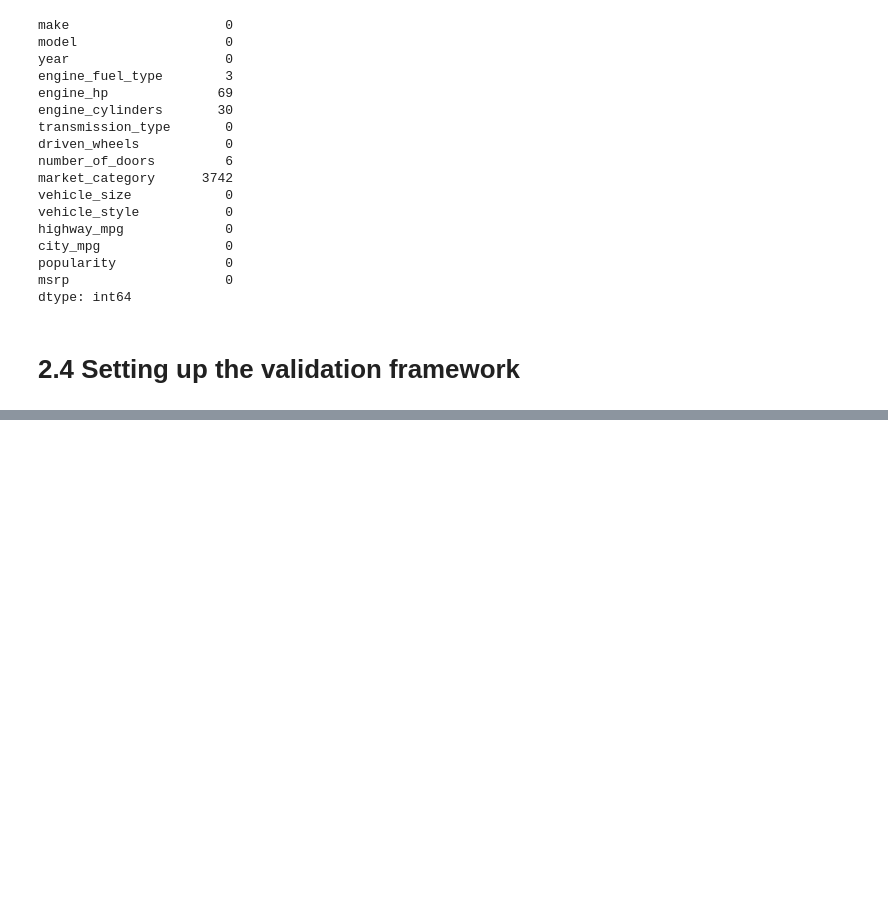
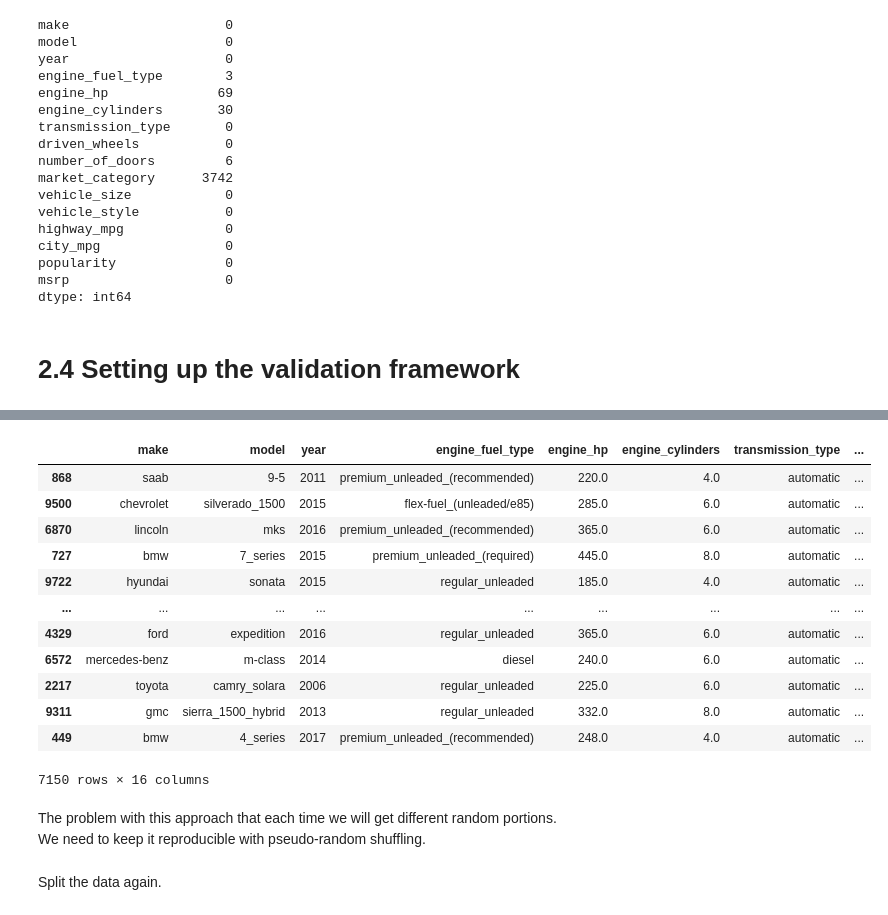
Before and after one commit to jbjezanc/machine-learning, a Jupyter notebook: 02-predicting-car-prices/02-price-prediction.ipynb, the cells around one changed output, grey strips where cells are left out. Drawn from its saved outputs; the diff is of its cells as text; code cells hidden in the pictures; blank space fills up the shorter version.

```diff
--- a/02-predicting-car-prices/02-price-prediction.ipynb
+++ b/02-predicting-car-prices/02-price-prediction.ipynb
@@ -298,0 +400,19 @@ dtype: int64
+# %%
+df_train
+# %% [output]
+|  | make | model | year | engine_fuel_type | engine_hp | engine_cylinders | transmission_type | ... |
+| 868 | saab | 9-5 | 2011 | premium_unleaded_(recommended) | 220.0 | 4.0 | automatic | ... |
+| 9500 | chevrolet | silverado_1500 | 2015 | flex-fuel_(unleaded/e85) | 285.0 | 6.0 | automatic | ... |
+| 6870 | lincoln | mks | 2016 | premium_unleaded_(recommended) | 365.0 | 6.0 | automatic | ... |
+| 727 | bmw | 7_series | 2015 | premium_unleaded_(required) | 445.0 | 8.0 | automatic | ... |
+| 9722 | hyundai | sonata | 2015 | regular_unleaded | 185.0 | 4.0 | automatic | ... |
+| ... | ... | ... | ... | ... | ... | ... | ... | ... |
+| 4329 | ford | expedition | 2016 | regular_unleaded | 365.0 | 6.0 | automatic | ... |
+| 6572 | mercedes-benz | m-class | 2014 | diesel | 240.0 | 6.0 | automatic | ... |
+| 2217 | toyota | camry_solara | 2006 | regular_unleaded | 225.0 | 6.0 | automatic | ... |
+| 9311 | gmc | sierra_1500_hybrid | 2013 | regular_unleaded | 332.0 | 8.0 | automatic | ... |
+| 449 | bmw | 4_series | 2017 | premium_unleaded_(recommended) | 248.0 | 4.0 | automatic | ... |
+7150 rows × 16 columns
+# %% [markdown]
+The problem with this approach that each time we will get different random portions.
+We need to keep it reproducible with pseudo-random shuffling.
@@ -298,0 +422,2 @@ dtype: int64
+# %% [markdown]
+Split the data again.
```
Also changed, not shown: parts of 36 cells of this notebook.
